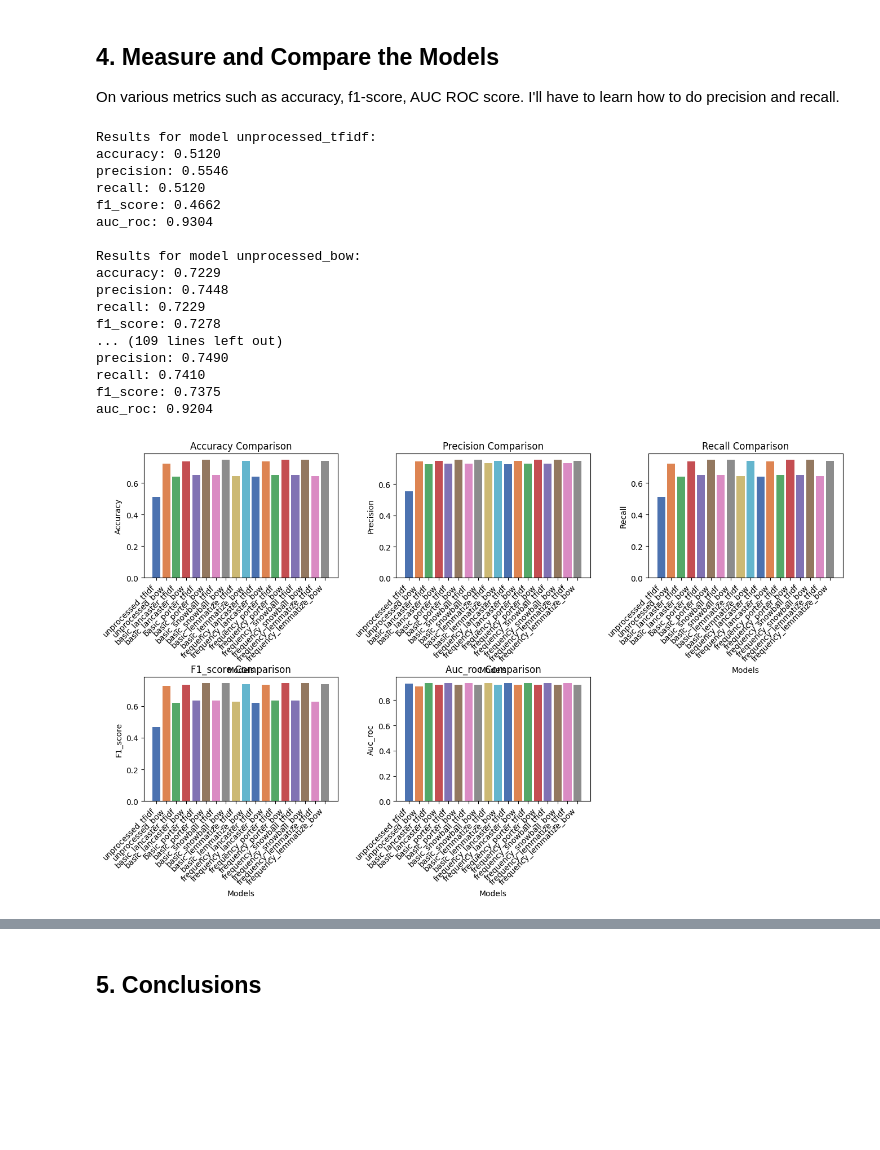
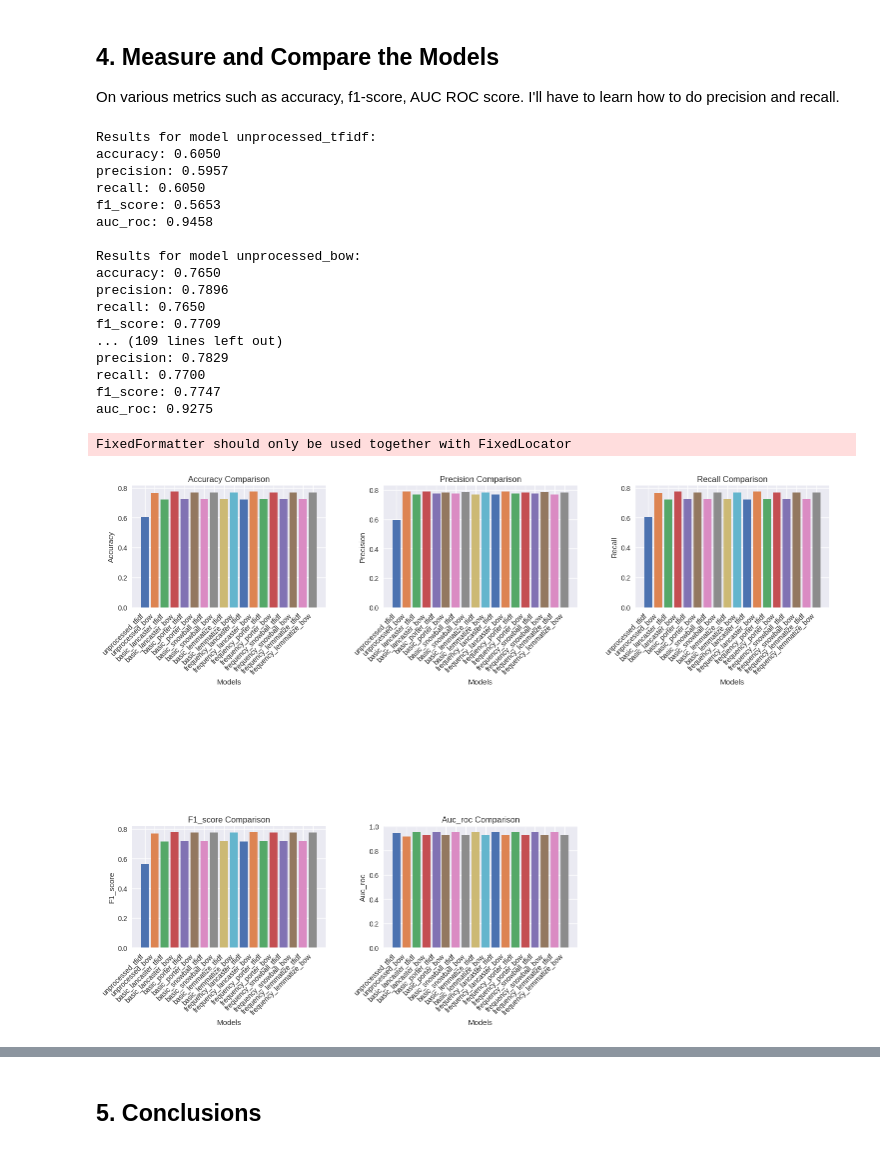
Before and after one commit to rgilyard/preprocessing-techniques, a Jupyter notebook: medical_note_naive_bayes_preprocessing_research.ipynb, the cells around one changed output, grey strips where cells are left out. Drawn from its saved outputs; the diff is of its cells as text; code cells hidden in the pictures; blank space fills up the shorter version.

```diff
--- a/medical_note_naive_bayes_preprocessing_research.ipynb
+++ b/medical_note_naive_bayes_preprocessing_research.ipynb
@@ -45,7 +45,7 @@ def load_dataframe(csv_file, headers=False):
   return df
 # %%
 # Load data set
-df = load_dataframe('trainLabels.csv')
+df = load_dataframe('completeLabels.csv')
 df.head()
 # %% [output]
 ........................................................................................................................................................................................................ ...
@@ -468,22 +502,22 @@ for key, metrics in evaluation_results.items():
   print()
 # %% [output]
 Results for model unprocessed_tfidf:
-accuracy: 0.5120
-precision: 0.5546
-recall: 0.5120
-f1_score: 0.4662
-auc_roc: 0.9304
+accuracy: 0.6050
+precision: 0.5957
+recall: 0.6050
+f1_score: 0.5653
+auc_roc: 0.9458
 
 Results for model unprocessed_bow:
-accuracy: 0.7229
-precision: 0.7448
-recall: 0.7229
-f1_score: 0.7278
+accuracy: 0.7650
+precision: 0.7896
+recall: 0.7650
+f1_score: 0.7709
 ... (109 lines left out)
-precision: 0.7490
-recall: 0.7410
-f1_score: 0.7375
-auc_roc: 0.9204
+precision: 0.7829
+recall: 0.7700
+f1_score: 0.7747
+auc_roc: 0.9275
 # %%
 # Show comparisons for all metrics
 import seaborn as sns
@@ -496,40 +530,41 @@ model_names = list(evaluation_results.keys())
 colors = sns.color_palette("deep", len(model_names))
 
 # Create a figure with a specified size
-fig = plt.figure(figsize=(16, 8))
+fig = plt.figure(figsize=(18, 12))
 
 # Create subplots for each metric
 metrics = ['accuracy', 'precision', 'recall', 'f1_score', 'auc_roc']
 n_metrics = len(metrics)
 
 # Calculate the number of rows based on the number of metrics
 n_rows = (n_metrics + 2) // 3
 
 for i, metric in enumerate(metrics):
     row = i // 3
     col = i % 3
     ax = fig.add_subplot(n_rows, 3, row * 3 + col + 1)
 
     # Get the values of the current metric for all models
     metric_values = [evaluation_results[model][metric] for model in model_names]
 
     # Create a bar plot for the current metric
     ax.bar(model_names, metric_values, color=colors)
 
     # Set the title and labels
     ax.set_title(f"{metric.capitalize()} Comparison")
     ax.set_xlabel("Models")
     ax.set_ylabel(metric.capitalize())
 
     # Rotate x-axis tick labels
     ax.set_xticklabels(model_names, rotation=45, ha='right')
 
 # Adjust the layout and display the figure
 # Add extra space between the subplots
-plt.subplots_adjust(wspace=0.3, hspace=0.8)
+plt.subplots_adjust(wspace=0.3, hspace=1.8)
 plt.show()
 # %% [output]
+FixedFormatter should only be used together with FixedLocator
-[figure, old version]
+[figure, new version]
 # %%
 import plotly.graph_objs as go
 import pandas as pd
```
Also changed, not shown: parts of 8 cells of this notebook.
